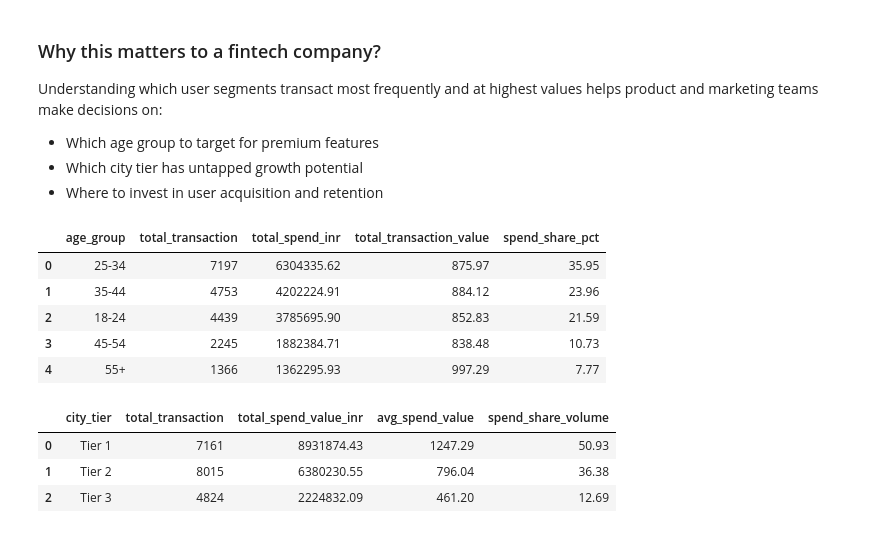
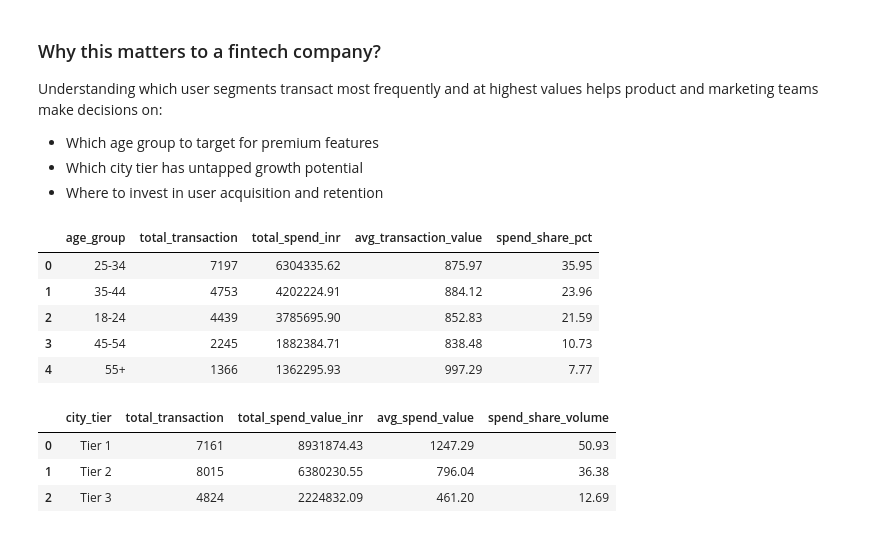
Before and after one commit to CodeByMiraj/UPI-Payment-Intelligence, a Jupyter notebook: notebooks/02_sql_analysis.ipynb, the cells around one changed output. Cells and saved outputs as stored; diff of their text form; code cells hidden in the pictures.

```diff
--- a/notebooks/02_sql_analysis.ipynb
+++ b/notebooks/02_sql_analysis.ipynb
@@ -274,24 +292,24 @@ highest values helps product and marketing teams make decisions on:
 # %%
 # Query 7 — Spending behavior by age group
 # Which age group transacts most and spends highest amount?
 
 q7 = """
 SELECT
     u.age_group,
     COUNT(t.transaction_id) as total_transaction,
     ROUND(SUM(t.amount)::numeric, 2) as total_spend_inr,
-    ROUND(AVG(t.amount)::numeric, 2) as total_transaction_value,
+    ROUND(AVG(t.amount)::numeric, 2) as avg_transaction_value,
     ROUND((SUM(t.amount) * 100 / SUM(SUM(t.amount)) OVER())::numeric , 2) as spend_share_pct
 FROM transactions as t INNER JOIN
 users as u ON t.user_id = u.user_id
 GROUP BY age_group
 ORDER BY total_spend_inr DESC;
 """
 
 result7 = run_query(q7)
 result7
 # %% [output]
-|  | age_group | total_transaction | total_spend_inr | total_transaction_value | spend_share_pct |
+|  | age_group | total_transaction | total_spend_inr | avg_transaction_value | spend_share_pct |
 | 0 | 25-34 | 7197 | 6304335.62 | 875.97 | 35.95 |
 | 1 | 35-44 | 4753 | 4202224.91 | 884.12 | 23.96 |
 | 2 | 18-24 | 4439 | 3785695.90 | 852.83 | 21.59 |
```
Also changed, not shown: parts of 7 cells of this notebook.
